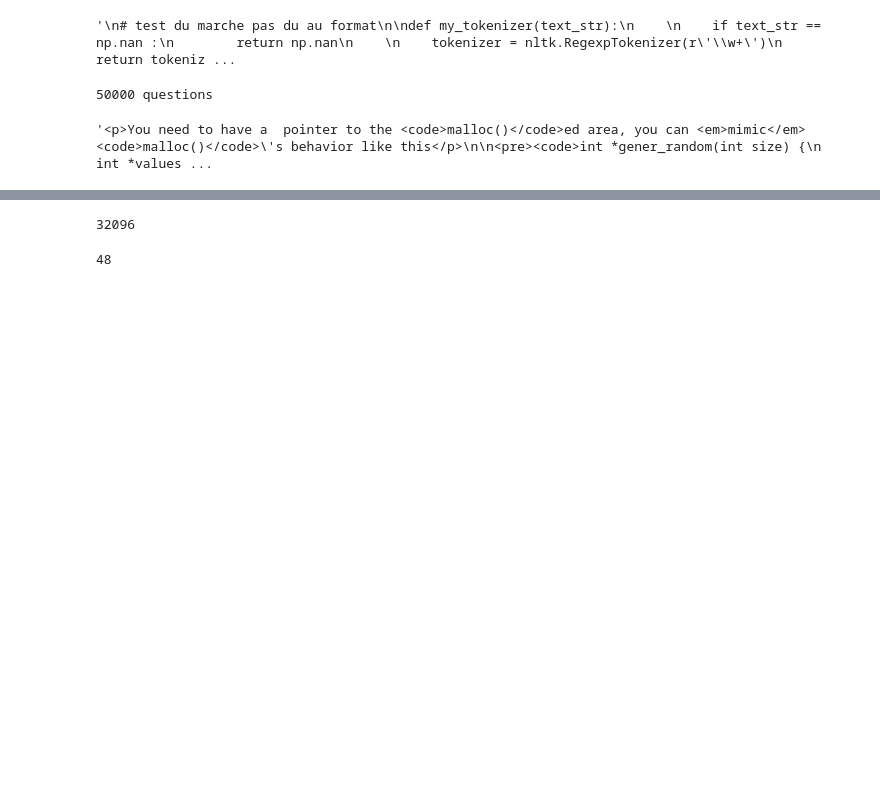
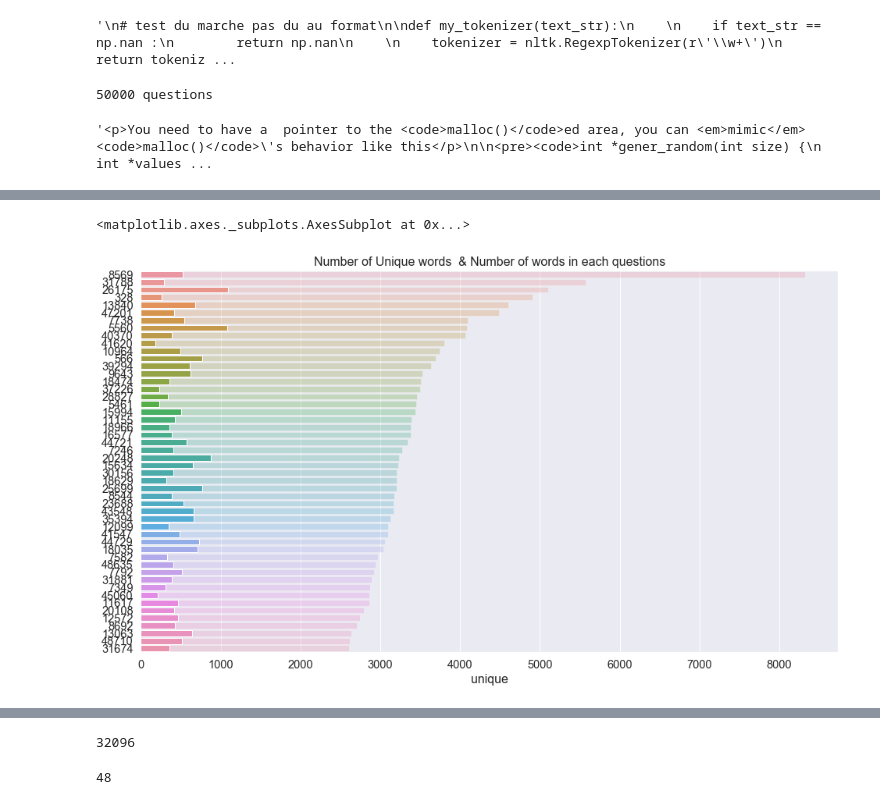
Before and after one commit to jeugregg/Stack-Overflow-tagger, a Jupyter notebook: 01_OC_IML_Project_5_explorations.ipynb, the cells around one changed output, grey strips where cells are left out. Cells and saved outputs as stored; diff of their text form; code cells hidden in the pictures; blank space fills up the shorter version.

```diff
--- a/01_OC_IML_Project_5_explorations.ipynb
+++ b/01_OC_IML_Project_5_explorations.ipynb
@@ -213,25 +216,25 @@ def freq_stats_corpora():
         try:
             corpora[id_curr] += tokenizer.tokenize(questions_curr.lower())
         except:
-            print('Qestion {} : Error body empty'.format(id_curr))
+            print('Question {} : Error body empty'.format(id_curr))
 
 
     stats, freq = dict(), dict()
 
     for k, v in corpora.items():
         freq[k] = fq = nltk.FreqDist(v)
-        stats[k] = {'total': len(v)}
+        stats[k] = {'total': len(v), 'unique': len(fq.keys())}
 
     return (freq, stats, corpora)
 
 # Récupération des comptages
 freq, stats, corpora = freq_stats_corpora()
-df = pd.DataFrame.from_dict(stats, orient='index')
+df_stats = pd.DataFrame.from_dict(stats, orient='index')
 
 # Affichage des fréquences
 #df.sort(columns='total', ascending=False)
-df = df.sort_values(by=['total'], ascending=False)
-df.head(50).plot(kind='bar', color="#f56900", title='Top 50 Rappeurs par nombre de mots')
+#df = df.sort_values(by=['total'], ascending=False)
+#df.head(50).plot(kind='bar', color="#f56900", title='Top 50 Rappeurs par nombre de mots')
 # %% [output]
 Qestion 654 : Error body empty
 Qestion 8466 : Error body empty
@@ -275,0 +265,13 @@ df
+# %%
+fig = plt.figure(figsize=(16, 9))
+plt.title("Number of Unique words  & Number of words in each questions")
+df_plot = df_stats.sort_values(by=['total'], ascending=False).head(50)
+ax = sns.barplot(y=df_plot.index, order= df_plot.index,
+            x="total",orient="h",
+            data=df_plot, alpha=0.3)
+sns.barplot(y=df_plot.index, order= df_plot.index,
+            x="unique",orient="h",
+            data=df_plot, ax=ax)
+# %% [output]
+<matplotlib.axes._subplots.AxesSubplot at 0x...>
+[figure, added]
```
Also changed, not shown: parts of 13 cells of this notebook.
